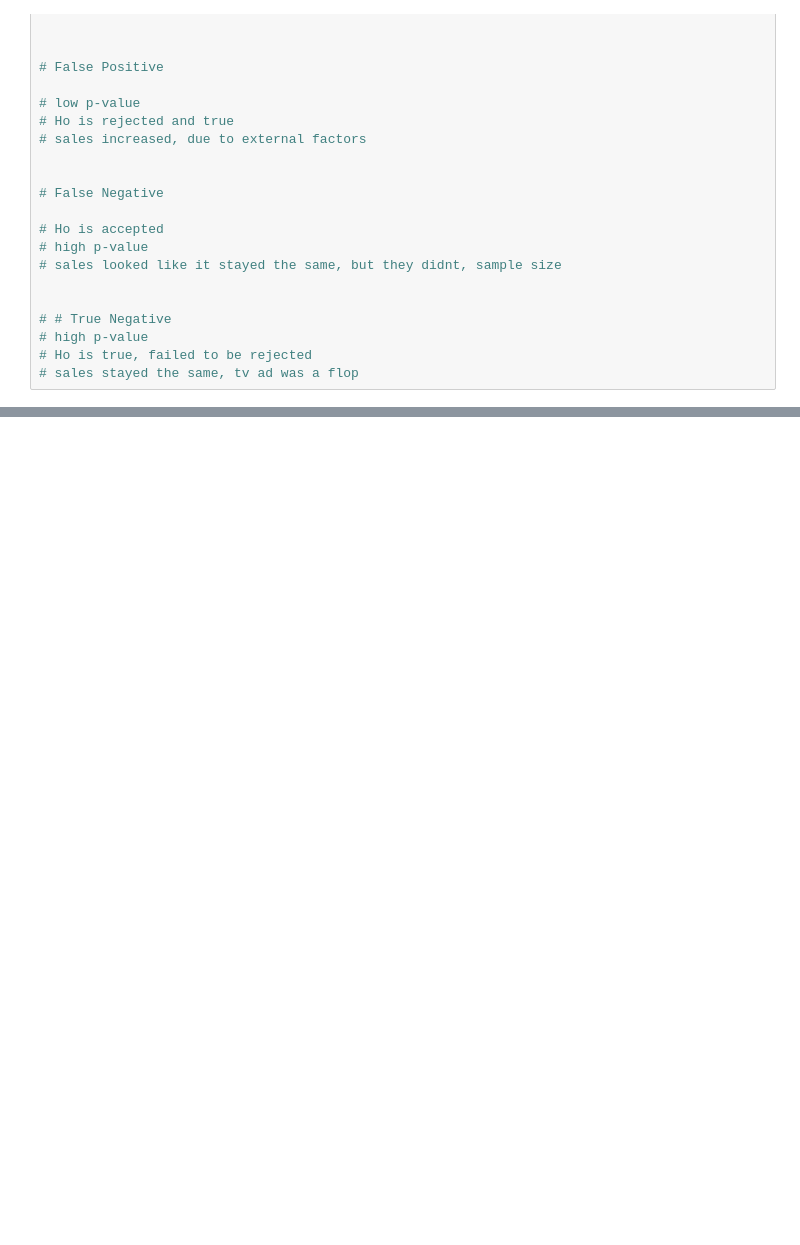
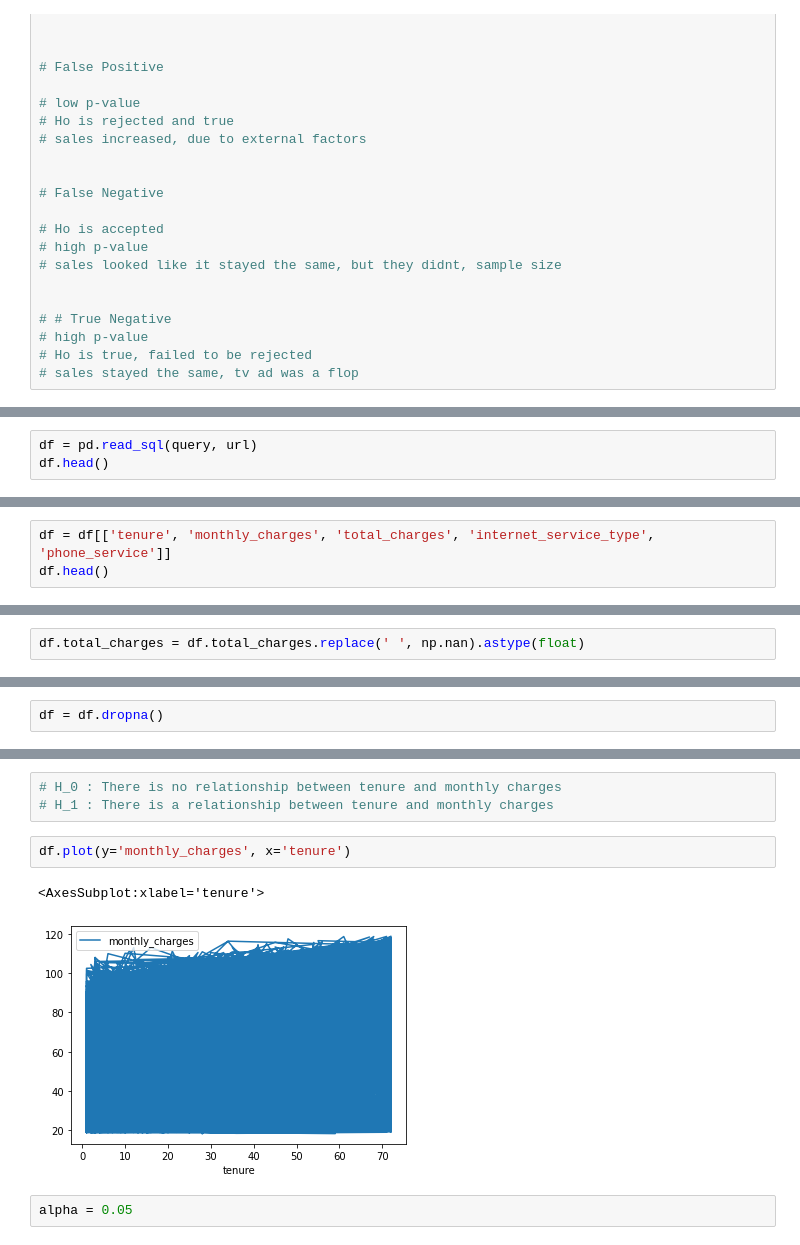
Before and after one commit to BManoff/statistics-exercises, a Jupyter notebook: hypothesis_testing.ipynb, the cells around one changed output, grey strips where cells are left out. Drawn from its saved outputs; the diff is of its cells as text; blank space fills up the shorter version.

```diff
--- a/hypothesis_testing.ipynb
+++ b/hypothesis_testing.ipynb
@@ -102,0 +300,3 @@
+# %%
+df = pd.read_sql(query, url)
+df.head()
@@ -102,0 +311,3 @@
+# %%
+df = df[['tenure', 'monthly_charges', 'total_charges', 'internet_service_type', 'phone_service']]
+df.head()
@@ -102,0 +330,2 @@
+# %%
+df.total_charges = df.total_charges.replace(' ', np.nan).astype(float)
@@ -102,0 +347,2 @@
+# %%
+df = df.dropna()
@@ -102,0 +358,10 @@
+# %%
+# H_0 : There is no relationship between tenure and monthly charges
+# H_1 : There is a relationship between tenure and monthly charges
+# %%
+df.plot(y='monthly_charges', x='tenure')
+# %% [output]
+<AxesSubplot:xlabel='tenure'>
+[figure, added]
+# %%
+alpha = 0.05
```
Also changed, not shown: parts of 46 cells of this notebook, 2 other files.
